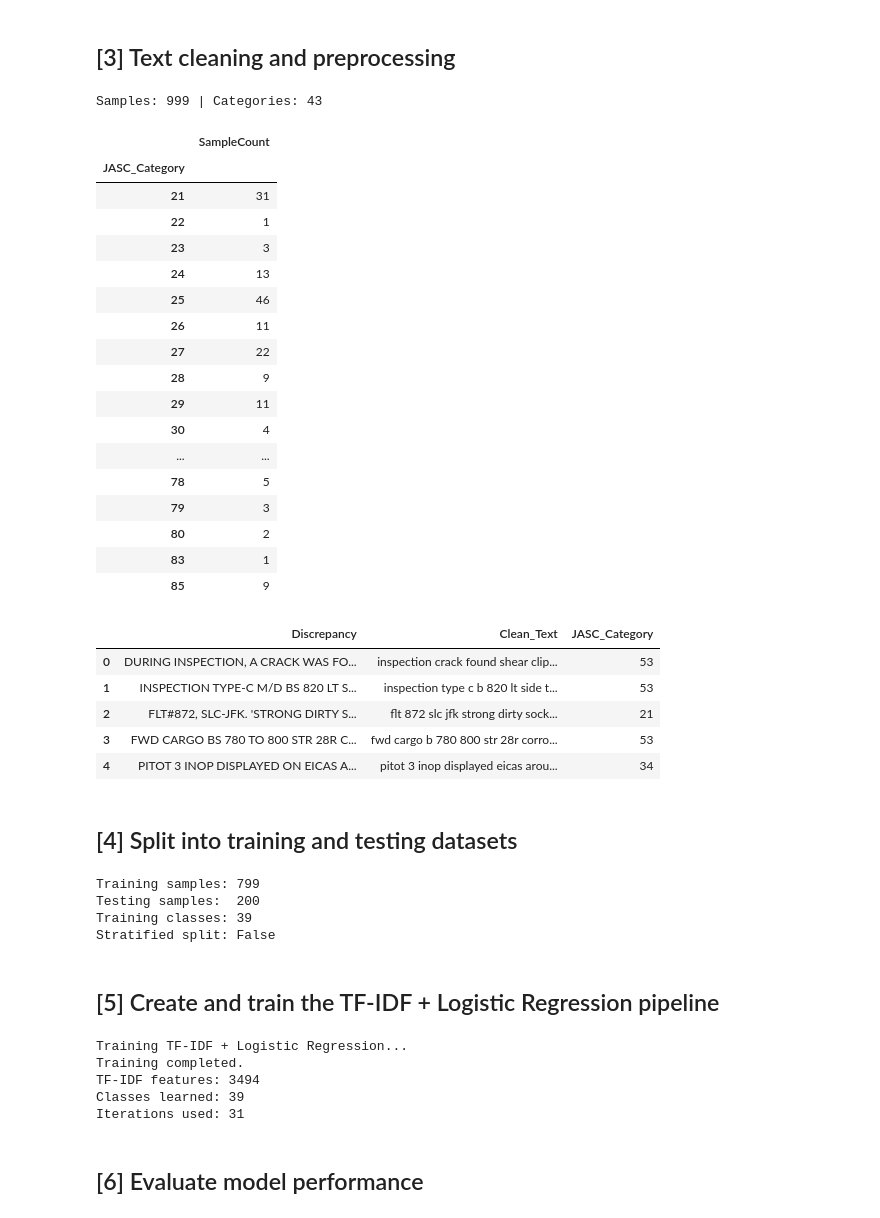
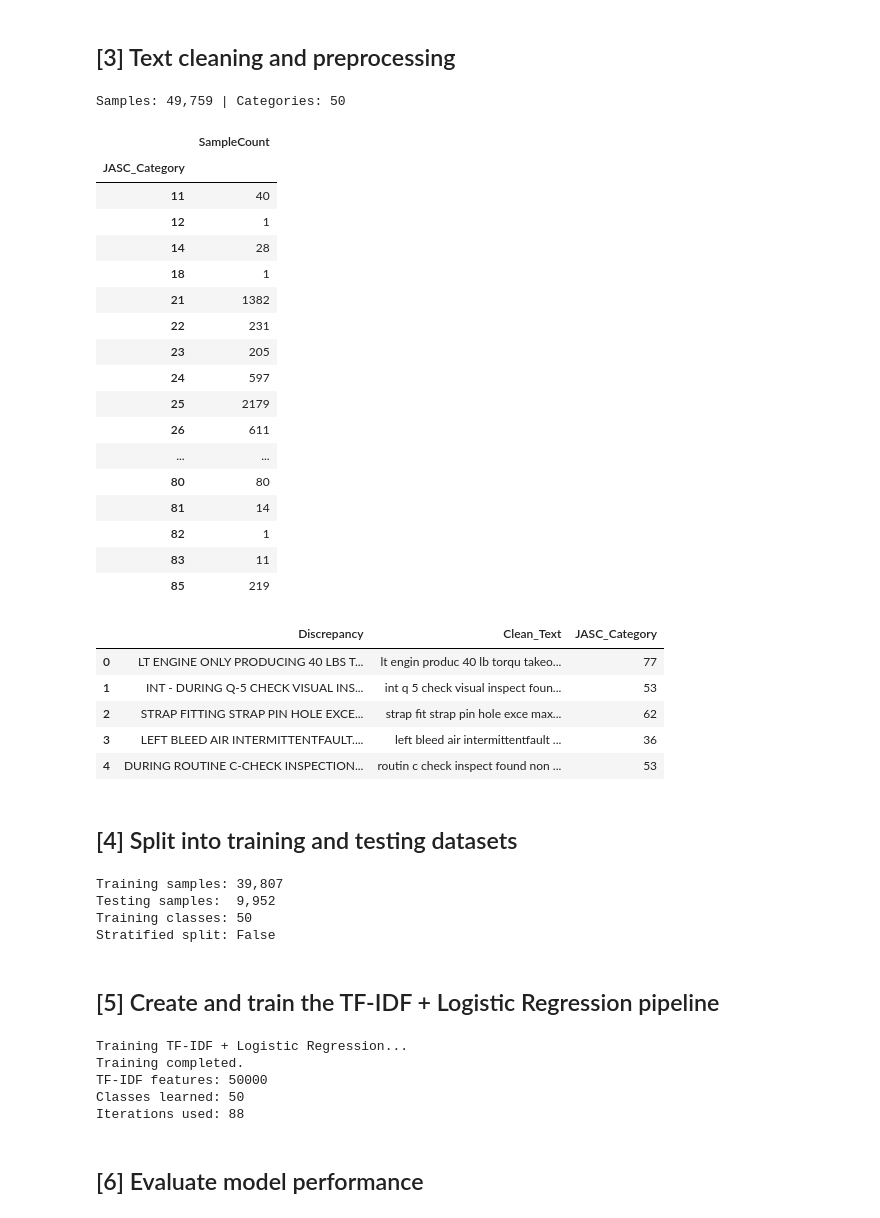
Before and after one commit to manikkuge-saumyadasa/AIE410_Project, a Jupyter notebook: Logistic_Regression_TFIDF/Logistic_Regression_TFIDF_V1.ipynb, the cells around one changed output. Cells and saved outputs as stored; diff of their text form; code cells hidden in the pictures.

```diff
--- a/Logistic_Regression_TFIDF/Logistic_Regression_TFIDF_V1.ipynb
+++ b/Logistic_Regression_TFIDF/Logistic_Regression_TFIDF_V1.ipynb
@@ -85,7 +85,7 @@ Certificate bundle: /Users/nileshsaumyadasa/Documents/AIE410_Project/.venv/lib/p
 ## [3] Text cleaning and preprocessing
 # %%
 # Set the number of records to use; None means use all available data
-SAMPLE_SIZE = 1000
+SAMPLE_SIZE = 50000
 # Set a fixed random seed so sampling and shuffling are reproducible
 RANDOM_STATE = 42
 # Choose how words are normalized: "lemma", "stem", or None
@@ -155,56 +155,56 @@ data["Clean_Text"] = data["Discrepancy"].map(preprocess_text)
 # Remove duplicate combinations of cleaned text and JASC category
 # Shuffle the records and reset the row index
 data = (
     data[data["Clean_Text"] != ""]
     .drop_duplicates(["Clean_Text", "JASC_Category"])
     .sample(frac=1, random_state=RANDOM_STATE)
     .reset_index(drop=True)
 )
 
 # X contains the cleaned descriptions used as model inputs
 # y contains the JASC categories the model will learn to predict
 X, y = data["Clean_Text"], data["JASC_Category"]
 
 # Print the total number of records and unique JASC categories
 print(f"Samples: {len(data):,} | Categories: {y.nunique():,}")
 
 # Display the number of records in each JASC category
 display(
     y.value_counts()
     .sort_index()
     .rename("SampleCount")
     .to_frame()
 )
 
 # Display a preview of the original descriptions, cleaned text,
 # and corresponding JASC categories
 display(data[["Discrepancy", "Clean_Text", "JASC_Category"]].head())
 # %% [output]
-Samples: 999 | Categories: 43
+Samples: 49,759 | Categories: 50
 |  | SampleCount |
 | JASC_Category |  |
-| 21 | 31 |
-| 22 | 1 |
-| 23 | 3 |
-| 24 | 13 |
-| 25 | 46 |
-| 26 | 11 |
-| 27 | 22 |
-| 28 | 9 |
-| 29 | 11 |
-| 30 | 4 |
+| 11 | 40 |
+| 12 | 1 |
+| 14 | 28 |
+| 18 | 1 |
+| 21 | 1382 |
+| 22 | 231 |
+| 23 | 205 |
+| 24 | 597 |
+| 25 | 2179 |
+| 26 | 611 |
 | ... | ... |
-| 78 | 5 |
-| 79 | 3 |
-| 80 | 2 |
-| 83 | 1 |
-| 85 | 9 |
+| 80 | 80 |
+| 81 | 14 |
+| 82 | 1 |
+| 83 | 11 |
+| 85 | 219 |
 |  | Discrepancy | Clean_Text | JASC_Category |
-| 0 | DURING INSPECTION, A CRACK WAS FO... | inspection crack found shear clip... | 53 |
-| 1 | INSPECTION TYPE-C M/D BS 820 LT S... | inspection type c b 820 lt side t... | 53 |
-| 2 | FLT#872, SLC-JFK. 'STRONG DIRTY S... | flt 872 slc jfk strong dirty sock... | 21 |
-| 3 | FWD CARGO BS 780 TO 800 STR 28R C... | fwd cargo b 780 800 str 28r corro... | 53 |
-| 4 | PITOT 3 INOP DISPLAYED ON EICAS A... | pitot 3 inop displayed eicas arou... | 34 |
+| 0 | LT ENGINE ONLY PRODUCING 40 LBS T... | lt engin produc 40 lb torqu takeo... | 77 |
+| 1 | INT - DURING Q-5 CHECK VISUAL INS... | int q 5 check visual inspect foun... | 53 |
+| 2 | STRAP FITTING STRAP PIN HOLE EXCE... | strap fit strap pin hole exce max... | 62 |
+| 3 | LEFT BLEED AIR INTERMITTENTFAULT.... | left bleed air intermittentfault ... | 36 |
+| 4 | DURING ROUTINE C-CHECK INSPECTION... | routin c check inspect found non ... | 53 |
 # %% [markdown]
 ## [4] Split into training and testing datasets
 # %%
@@ -261,9 +261,9 @@ print(f"Training classes: {y_train.nunique():,}")
 # Show whether stratified splitting was used
 print(f"Stratified split: {can_stratify}")
 # %% [output]
-Training samples: 799
-Testing samples:  200
-Training classes: 39
+Training samples: 39,807
+Testing samples:  9,952
+Training classes: 50
 Stratified split: False
 # %% [markdown]
 ## [5] Create and train the TF-IDF + Logistic Regression pipeline
@@ -316,9 +316,9 @@ print("Iterations used:", int(np.max(model.named_steps["classifier"].n_iter_)))
 # %% [output]
 Training TF-IDF + Logistic Regression...
 Training completed.
-TF-IDF features: 3494
-Classes learned: 39
-Iterations used: 31
+TF-IDF features: 50000
+Classes learned: 50
+Iterations used: 88
 # %% [markdown]
 ## [6] Evaluate model performance
 # %%
```
Also changed, not shown: parts of 3 cells of this notebook, 18 other files.
